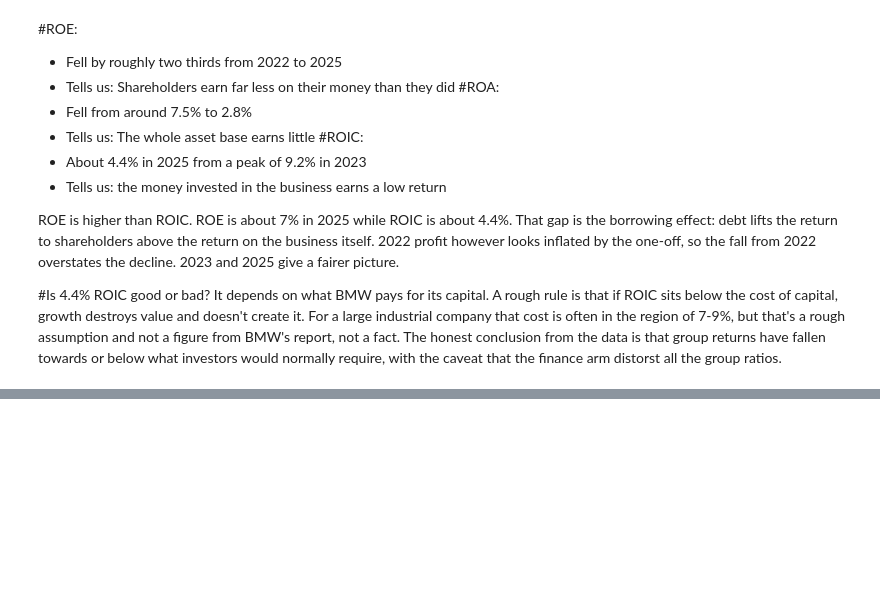
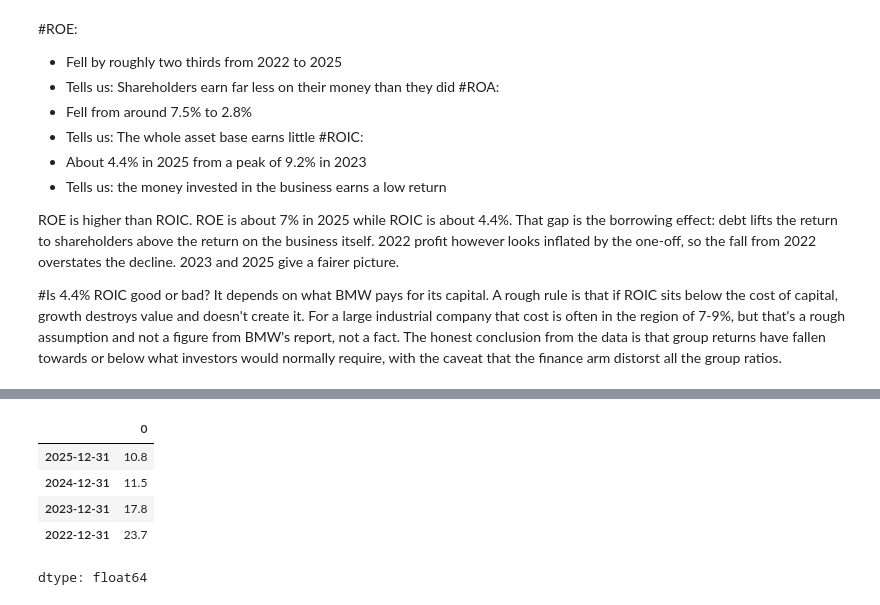
Before and after one commit to JoeSteward-04/Asset-Management-Project, a Jupyter notebook: notebooks/BMW_data_pull.ipynb, the cells around one changed output, grey strips where cells are left out. Drawn from its saved outputs; the diff is of its cells as text; code cells hidden in the pictures; blank space fills up the shorter version.

```diff
--- a/notebooks/BMW_data_pull.ipynb
+++ b/notebooks/BMW_data_pull.ipynb
@@ -575,0 +617,9 @@ It depends on what BMW pays for its capital. A rough rule is that if ROIC sits b
+# %%
+((income.loc["Pretax Income"] + income.loc["Interest Expense"]) / 1e9).round(1)
+# %% [output]
+|  | 0 |
+| 2025-12-31 | 10.8 |
+| 2024-12-31 | 11.5 |
+| 2023-12-31 | 17.8 |
+| 2022-12-31 | 23.7 |
+dtype: float64
```
Also changed, not shown: parts of 5 cells of this notebook.
